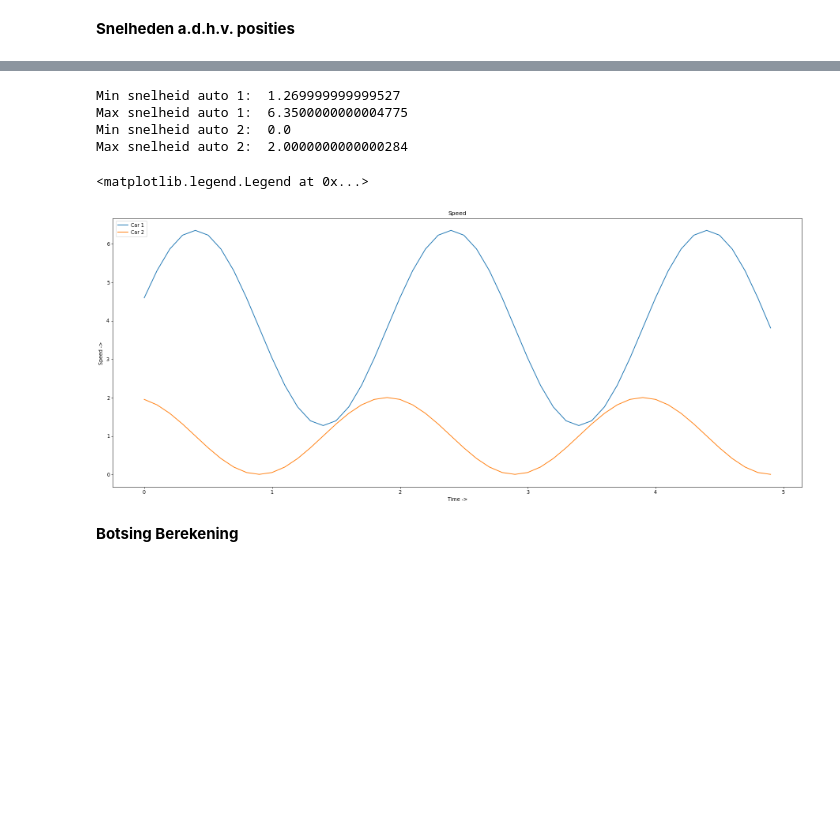
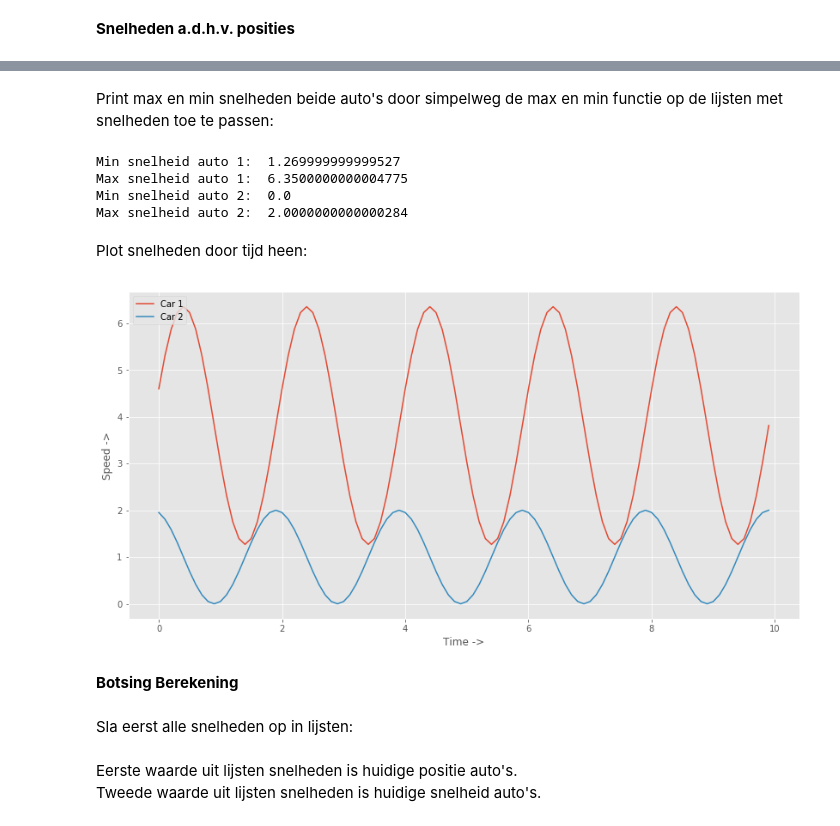
Before and after one commit to vlreinier/AC, a Jupyter notebook: Verkeerssimulatie.ipynb, the cells around one changed output, grey strips where cells are left out. Cells and saved outputs as stored; diff of their text form; code cells hidden in the pictures; blank space fills up the shorter version.

```diff
--- a/Verkeerssimulatie.ipynb
+++ b/Verkeerssimulatie.ipynb
@@ -1,2 +3,7 @@
+# %%
+import matplotlib.pyplot as plt # for plotting graphs
+from matplotlib import style
+style.use('ggplot') # om rasters te creeren en zo punten beter af te kunnen lezen
+plt.rcParams['figure.figsize'] = [14,7] # set size of graphs
 # %% [markdown]
 __Snelheden a.d.h.v. posities__
@@ -30,6 +45,8 @@ for i in range(1, len(time)):
 
     position_1 = car1_positions[i] # set current position for next 'last position'
     position_2 = car2_positions[i] # set current position for next 'last position'
+# %% [markdown]
+Print max en min snelheden beide auto's door simpelweg de max en min functie op de lijsten met snelheden toe te passen:
 # %%
 print("Min snelheid auto 1: ", min(car1_speeds))
 print("Max snelheid auto 1: ", max(car1_speeds))
@@ -40,18 +57,18 @@ Min snelheid auto 1:  1.269999999999527
 Max snelheid auto 1:  6.3500000000004775
 Min snelheid auto 2:  0.0
 Max snelheid auto 2:  2.0000000000000284
+# %% [markdown]
+Plot snelheden door tijd heen:
 # %%
-limit = 50 # limit is x number/percentage of values are shown, all is len(car1_speeds)
-plt = figure(figsize=(25, 10), dpi= 45).gca() # initiate figure in notebook /matplotlib inline
-plt.set_title('Speed')
-plt.set_xlabel('Time ->')
-plt.set_ylabel('Speed ->')
+limit = 100 # limit is x number of values are shown, all is len(car1_speeds)
+plt.xlabel('Time ->')
+plt.ylabel('Speed ->')
 plt.plot(time[:limit], car1_speeds[:limit], label='Car 1') # plot speed along time
 plt.plot(time[:limit], car2_speeds[:limit], label='Car 2') # plot speed along time
 plt.legend(loc='upper left')
+plt.show()
 # %% [output]
-<matplotlib.legend.Legend at 0x...>
-[figure, old version]
+[figure, new version]
 # %% [markdown]
 __Botsing Berekening__
 # %%
@@ -70,4 +88,6 @@ def get_collisions(p1, p2, p3):
     return state, collision
+# %% [markdown]
+Sla eerst alle snelheden op in lijsten:
 # %%
 time , car1_speeds , car2_speeds, car3_speeds = [] , [] , [], []
 csv = open('verkeerssimulatie-rechteweg-snelheden.csv', 'r') # open csv file
@@ -77,6 +97,9 @@ for row in csv: # iterate over csv file to save all values from the columns into
     car2_speeds.append(float(row.split(";")[2])) # third column speed
     car3_speeds.append(float(row.split(";")[3])) # fourth column speed
 csv.close()
+# %% [markdown]
+Eerste waarde uit lijsten snelheden is huidige positie auto's.<br>
+Tweede waarde uit lijsten snelheden is huidige snelheid auto's.<br>
 # %%
 position1 = car1_speeds[0] # first row are position values
 position2 = car2_speeds[0] # first row are position values
```
Also changed, not shown: parts of 12 cells of this notebook.
